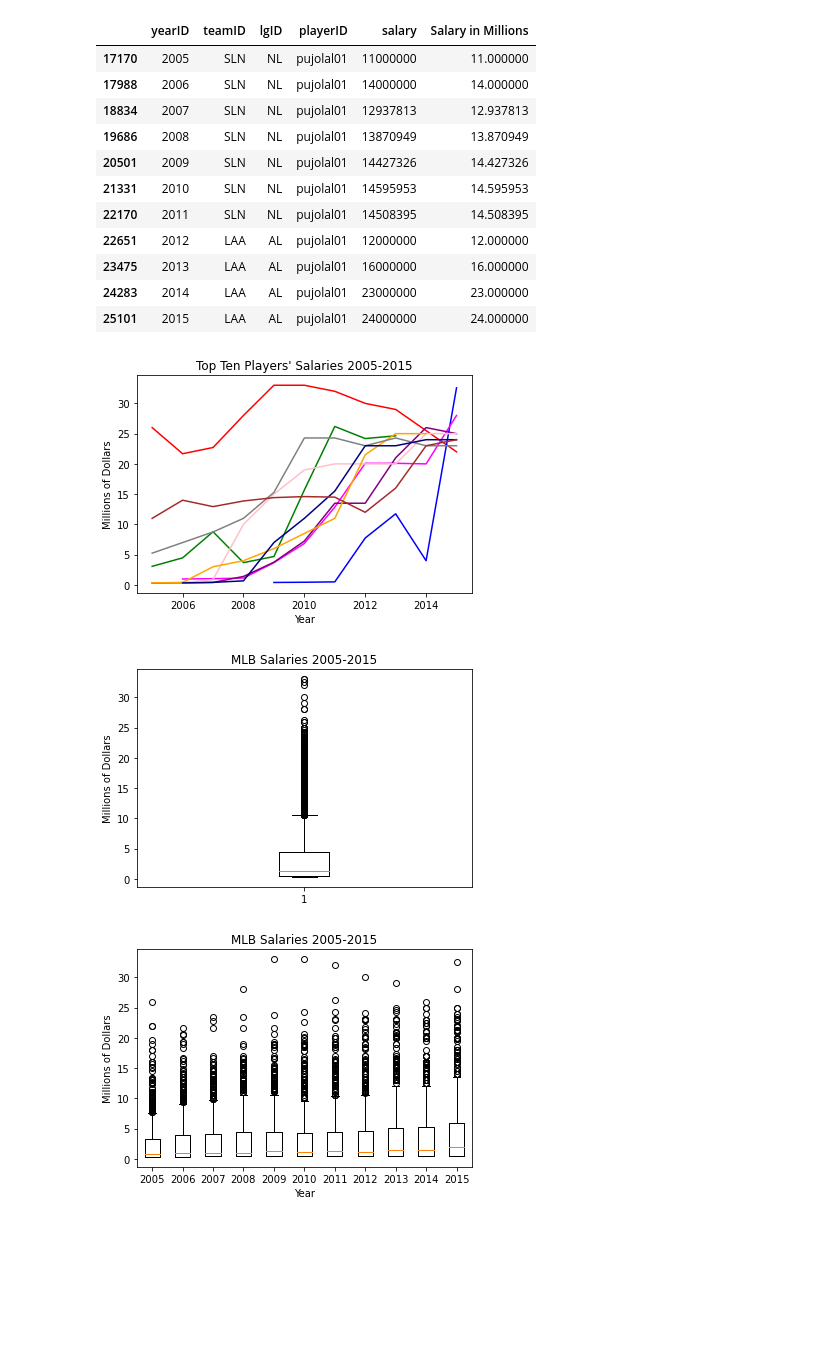
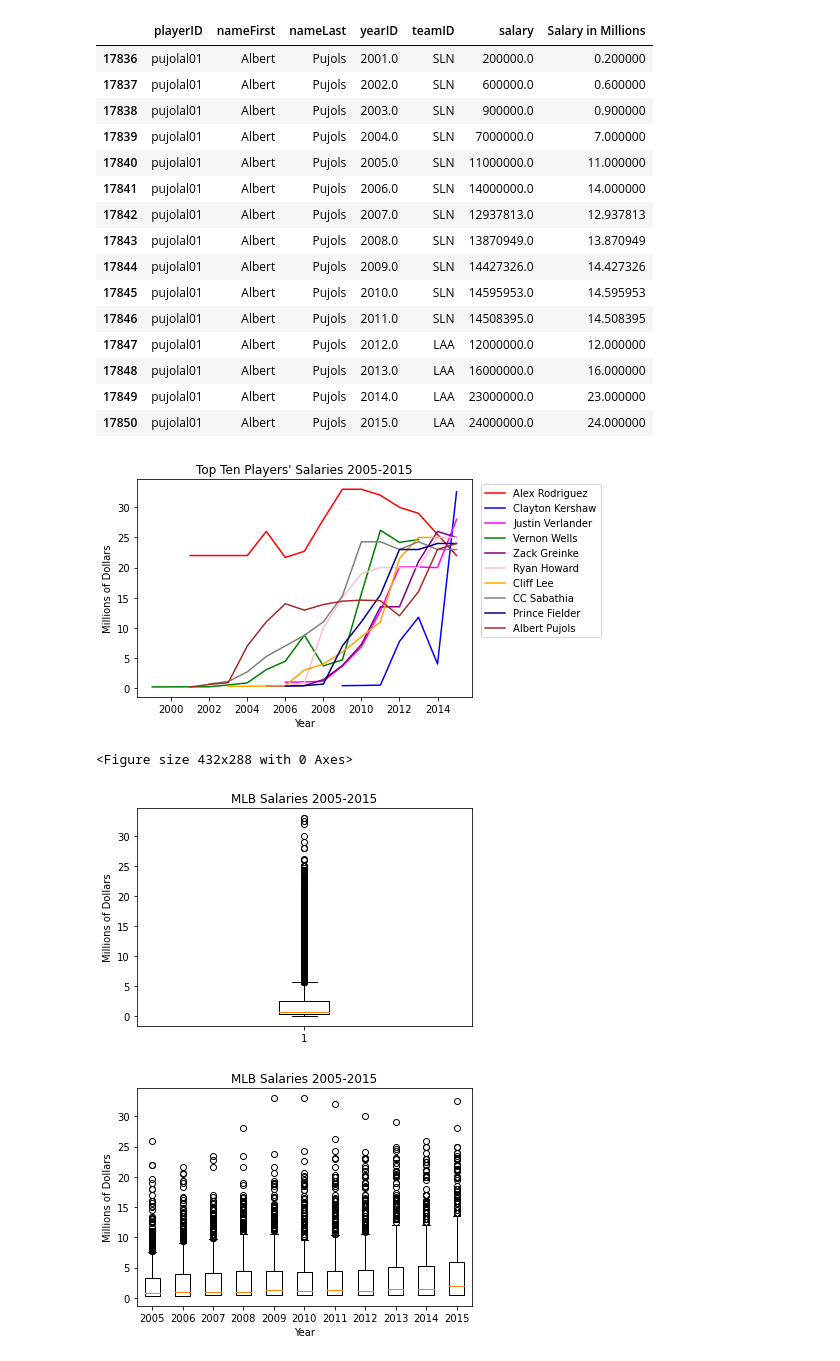
Before and after one commit to eerofeeva/BaseballMadness, a Jupyter notebook: baseball_challege.ipynb, the cells around one changed output. Drawn from its saved outputs; the diff is of its cells as text; code cells hidden in the pictures; blank space fills up the shorter version.

Commit message:
added players names and merged master with salary

```diff
--- a/baseball_challege.ipynb
+++ b/baseball_challege.ipynb
@@ -288,5 +284,5 @@ howarry01
 # %%
 #7
-leecl02 = salaries_yr_df.loc[salaries_yr_df["playerID"]=="leecl02"]
+leecl02 = reduced_df.loc[reduced_df["playerID"]=="leecl02"]
 leecl02
 # %% [output]
@@ -303,5 +301,5 @@ leecl02
 # %%
 #8
-sabatcc01 = salaries_yr_df.loc[salaries_yr_df["playerID"]=="sabatcc01"]
+sabatcc01 = reduced_df.loc[reduced_df["playerID"]=="sabatcc01"]
 sabatcc01
 # %% [output]
@@ -320,5 +321,5 @@ sabatcc01
 # %%
 #9
-fieldpr01 = salaries_yr_df.loc[salaries_yr_df["playerID"]=="fieldpr01"]
+fieldpr01 = reduced_df.loc[reduced_df["playerID"]=="fieldpr01"]
 fieldpr01
 # %% [output]
@@ -336,69 +337,76 @@ fieldpr01
 # %%
 #10
-pujolal01 = salaries_yr_df.loc[salaries_yr_df["playerID"]=="pujolal01"]
+pujolal01 = reduced_df.loc[reduced_df["playerID"]=="pujolal01"]
 pujolal01
 # %% [output]
-|  | yearID | teamID | lgID | playerID | salary | Salary in Millions |
-| 17170 | 2005 | SLN | NL | pujolal01 | 11000000 | 11.000000 |
-| 17988 | 2006 | SLN | NL | pujolal01 | 14000000 | 14.000000 |
-| 18834 | 2007 | SLN | NL | pujolal01 | 12937813 | 12.937813 |
-| 19686 | 2008 | SLN | NL | pujolal01 | 13870949 | 13.870949 |
-| 20501 | 2009 | SLN | NL | pujolal01 | 14427326 | 14.427326 |
-| 21331 | 2010 | SLN | NL | pujolal01 | 14595953 | 14.595953 |
-| 22170 | 2011 | SLN | NL | pujolal01 | 14508395 | 14.508395 |
-| 22651 | 2012 | LAA | AL | pujolal01 | 12000000 | 12.000000 |
-| 23475 | 2013 | LAA | AL | pujolal01 | 16000000 | 16.000000 |
-| 24283 | 2014 | LAA | AL | pujolal01 | 23000000 | 23.000000 |
-| 25101 | 2015 | LAA | AL | pujolal01 | 24000000 | 24.000000 |
+|  | playerID | nameFirst | nameLast | yearID | teamID | salary | Salary in Millions |
+| 17836 | pujolal01 | Albert | Pujols | 2001.0 | SLN | 200000.0 | 0.200000 |
+| 17837 | pujolal01 | Albert | Pujols | 2002.0 | SLN | 600000.0 | 0.600000 |
+| 17838 | pujolal01 | Albert | Pujols | 2003.0 | SLN | 900000.0 | 0.900000 |
+| 17839 | pujolal01 | Albert | Pujols | 2004.0 | SLN | 7000000.0 | 7.000000 |
+| 17840 | pujolal01 | Albert | Pujols | 2005.0 | SLN | 11000000.0 | 11.000000 |
+| 17841 | pujolal01 | Albert | Pujols | 2006.0 | SLN | 14000000.0 | 14.000000 |
+| 17842 | pujolal01 | Albert | Pujols | 2007.0 | SLN | 12937813.0 | 12.937813 |
+| 17843 | pujolal01 | Albert | Pujols | 2008.0 | SLN | 13870949.0 | 13.870949 |
+| 17844 | pujolal01 | Albert | Pujols | 2009.0 | SLN | 14427326.0 | 14.427326 |
+| 17845 | pujolal01 | Albert | Pujols | 2010.0 | SLN | 14595953.0 | 14.595953 |
+| 17846 | pujolal01 | Albert | Pujols | 2011.0 | SLN | 14508395.0 | 14.508395 |
+| 17847 | pujolal01 | Albert | Pujols | 2012.0 | LAA | 12000000.0 | 12.000000 |
+| 17848 | pujolal01 | Albert | Pujols | 2013.0 | LAA | 16000000.0 | 16.000000 |
+| 17849 | pujolal01 | Albert | Pujols | 2014.0 | LAA | 23000000.0 | 23.000000 |
+| 17850 | pujolal01 | Albert | Pujols | 2015.0 | LAA | 24000000.0 | 24.000000 |
 # %%
 x_axis = rodrial01.loc[:,"yearID"]
 x_axis2 = kershcl01.loc[:,"yearID"]
 x_axis3 = verlaju01.loc[:,"yearID"]
 x_axis4 = wellsve01.loc[:,"yearID"]
 x_axis5 = greinza01.loc[:,"yearID"]
 x_axis6 = howarry01.loc[:,"yearID"]
 x_axis7 = leecl02.loc[:,"yearID"]
 x_axis8 = sabatcc01.loc[:,"yearID"]
 x_axis9 = fieldpr01.loc[:,"yearID"]
 x_axis10 = pujolal01.loc[:,"yearID"]
 
 rodrial01_sal = rodrial01.loc[:,"Salary in Millions"]
 kershcl01_sal = kershcl01.loc[:,"Salary in Millions"]
 verlaju01_sal = verlaju01.loc[:,"Salary in Millions"]
 wellsve01_sal = wellsve01.loc[:,"Salary in Millions"]
 greinza01_sal = greinza01.loc[:,"Salary in Millions"]
 howarry01_sal = howarry01.loc[:,"Salary in Millions"]
 leecl02_sal = leecl02.loc[:,"Salary in Millions"]
 sabatcc01_sal = sabatcc01.loc[:,"Salary in Millions"]
 fieldpr01_sal = fieldpr01.loc[:,"Salary in Millions"]
 pujolal01_sal = pujolal01.loc[:,"Salary in Millions"]
 
-rod = plt.plot(x_axis, rodrial01_sal, color="red", label="1")
-ker = plt.plot(x_axis2, kershcl01_sal, color="blue", label="2")
-ver = plt.plot(x_axis3, verlaju01_sal, color="magenta", label="3")
-wel = plt.plot(x_axis4, wellsve01_sal, color="green", label="4")
-gre = plt.plot(x_axis5, greinza01_sal, color="purple", label="5")
-how = plt.plot(x_axis6, howarry01_sal, color="pink", label="6")
-lee = plt.plot(x_axis7, leecl02_sal, color="orange", label="7")
-sab = plt.plot(x_axis8, sabatcc01_sal, color="gray", label="8")
-fie = plt.plot(x_axis9, fieldpr01_sal, color="navy", label="9")
-puj = plt.plot(x_axis10, pujolal01_sal, color="brown", label="10")
+rod, = plt.plot(x_axis, rodrial01_sal, color="red", label="Alex Rodriguez")
+ker, = plt.plot(x_axis2, kershcl01_sal, color="blue", label="Clayton Kershaw")
+ver, = plt.plot(x_axis3, verlaju01_sal, color="magenta", label="Justin Verlander")
+wel, = plt.plot(x_axis4, wellsve01_sal, color="green", label="Vernon Wells")
+gre, = plt.plot(x_axis5, greinza01_sal, color="purple", label="Zack Greinke")
+how, = plt.plot(x_axis6, howarry01_sal, color="pink", label="Ryan Howard")
+lee, = plt.plot(x_axis7, leecl02_sal, color="orange", label="Cliff Lee")
+sab, = plt.plot(x_axis8, sabatcc01_sal, color="gray", label="CC Sabathia")
+fie, = plt.plot(x_axis9, fieldpr01_sal, color="navy", label="Prince Fielder")
+puj, = plt.plot(x_axis10, pujolal01_sal, color="brown", label="Albert Pujols")
 
 plt.title("Top Ten Players' Salaries 2005-2015")
 plt.xlabel("Year")
 plt.ylabel("Millions of Dollars")
+plt.legend(handles=[rod, ker, ver, wel, gre, how, lee, sab, fie, puj], bbox_to_anchor=(1.4, 1.0), loc='upper right') #loc="best")
 
 plt.show()
+plt.savefig("Top Players Salaries")
 # %% [output]
-[figure, old version]
+[figure, new version]
+<Figure size 432x288 with 0 Axes>
 # %%
-salaries = salaries_yr_df["Salary in Millions"]
+salaries = reduced_df["Salary in Millions"]
 fig1, ax1 = plt.subplots()
 ax1.set_title('MLB Salaries 2005-2015')
 ax1.set_ylabel('Millions of Dollars')
 ax1.boxplot(salaries)
 plt.show()
 # %% [output]
-[figure, old version]
+[figure, new version]
 # %%
 #Individual years graphed: Not sure if needed
```
Also changed, not shown: parts of 16 cells of this notebook, 3 other files.
